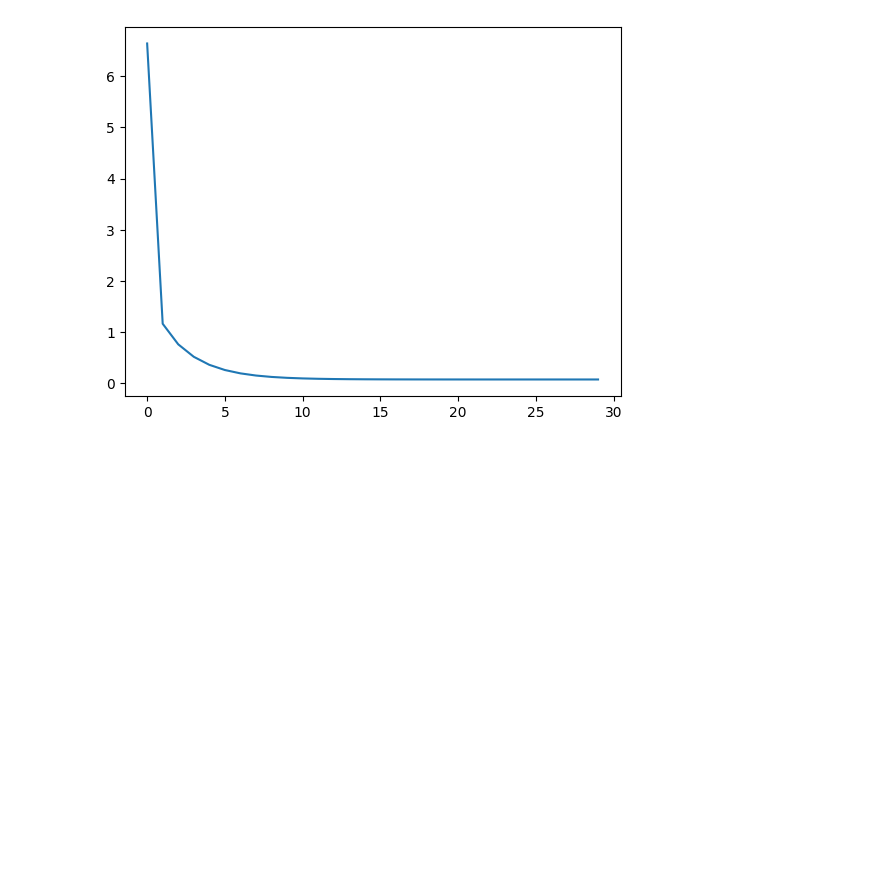
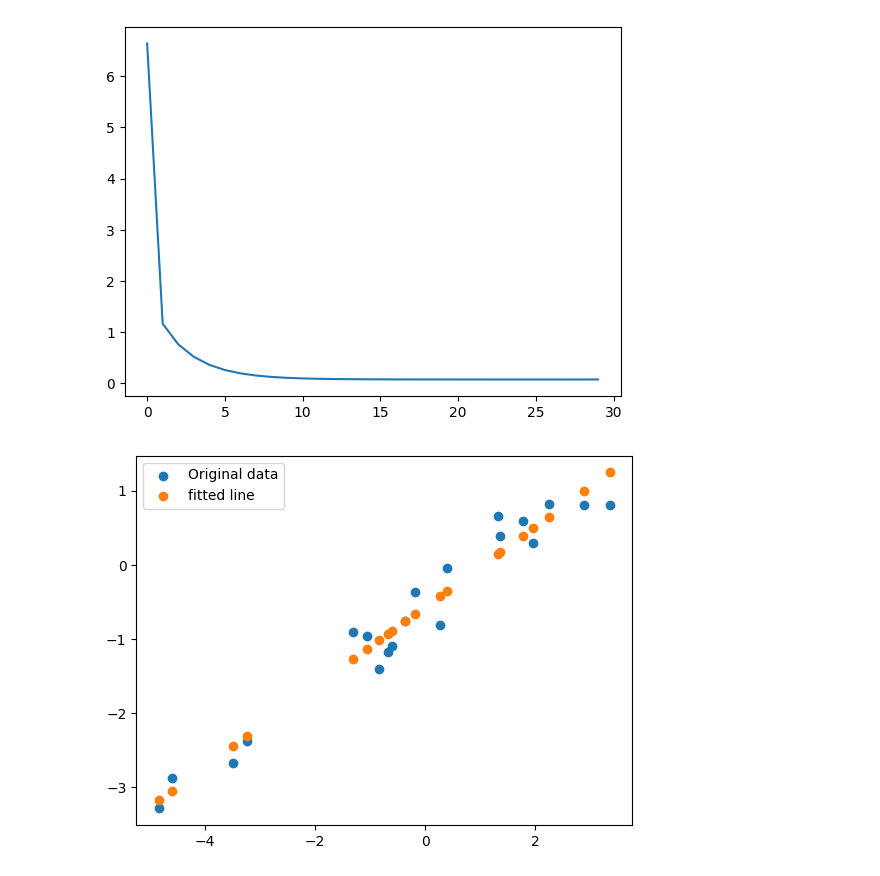
Before and after one commit to Madushani-Weerasekara/PyTorch-Linear-Regression, a Jupyter notebook: pytorch_linearRegression.ipynb, the cells around one changed output. Saved outputs shown, nothing was run; the diff lists cells and outputs as text; code cells hidden in the pictures; blank space fills up the shorter version.

```diff
--- a/pytorch_linearRegression.ipynb
+++ b/pytorch_linearRegression.ipynb
@@ -87,3 +87,12 @@ Epoch 30/30, Loss :  0.0746
 plt.plot(losses);
 # %% [output]
 [figure]
+# %%
+# Plot the graph
+predicted = model(inputs).detach().numpy()
+plt.scatter(x,y, label = 'Original data')
+plt.scatter(x, predicted , label = 'fitted line')
+plt.legend()
+plt.show()
+# %% [output]
+[figure, added]
```
